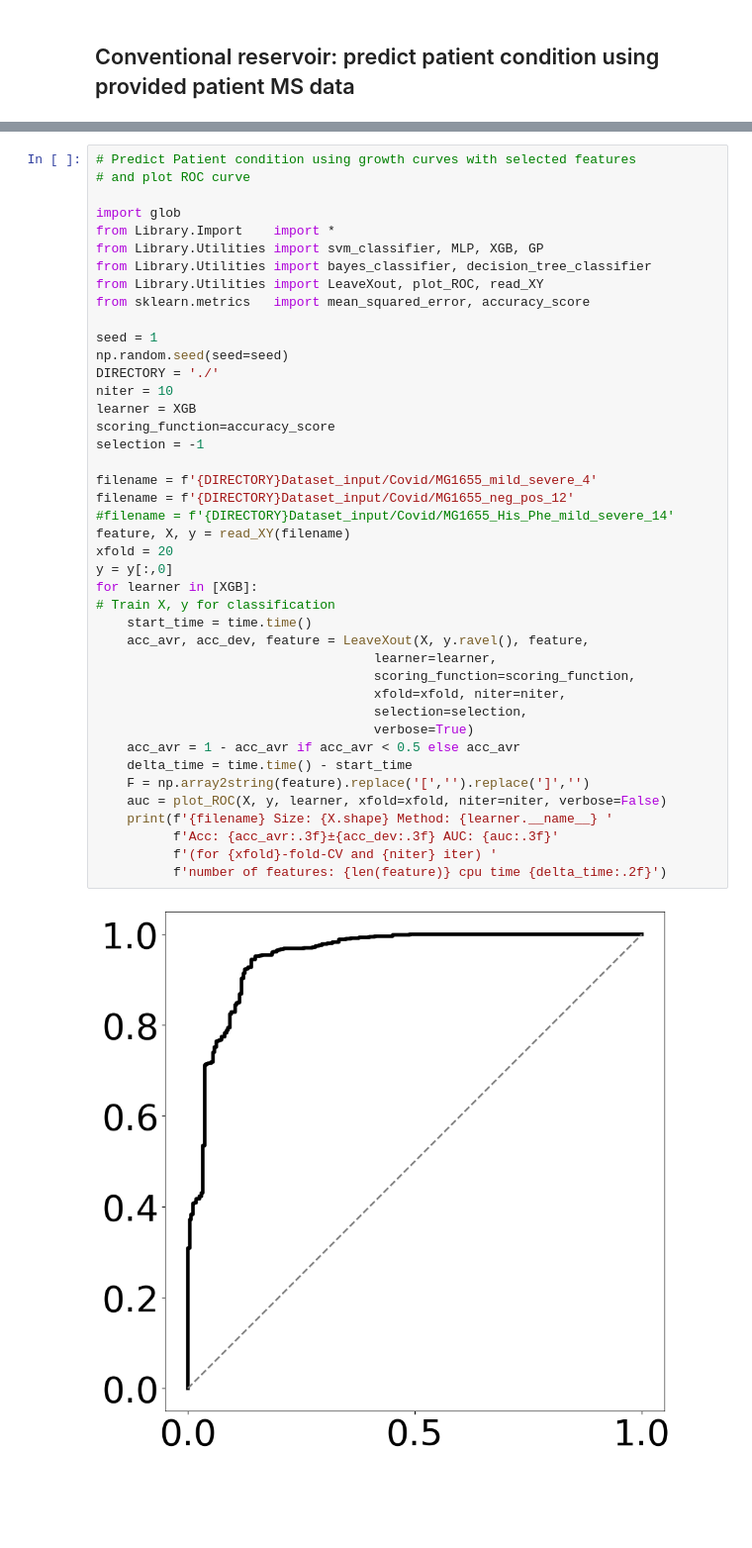
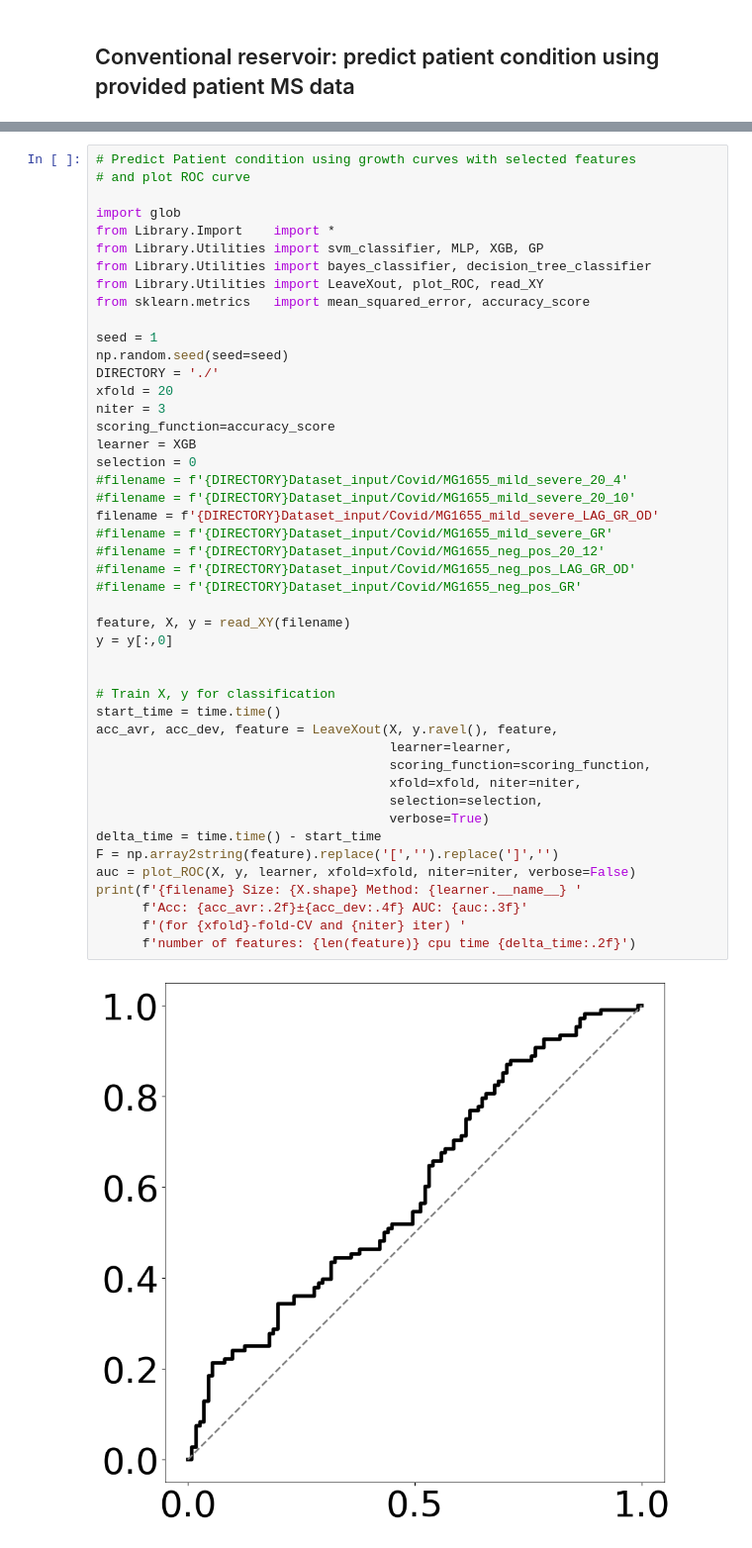
Before and after one commit to brsynth/reservoir, a Jupyter notebook: Reservoir-covid.ipynb, the cells around one changed output, grey strips where cells are left out. Shown: that part at 99% size. Saved outputs shown, nothing was run; the diff lists cells and outputs as text; blank space fills up the shorter version.

Commit message:
Many changes
1) Dataset_species.py (move clustering to Utilities)
2) Fixed prior
3) Build_model.py
4) Import.py
5) ML-covid
6) Reservoir-covid.py
7) Reservoir-species

```diff
--- a/Reservoir-covid.ipynb
+++ b/Reservoir-covid.ipynb
@@ -232,44 +215,48 @@ Mild_vs_Severe_met50_20 Size: (40, 114) Method: MLP Acc: 0.460±0.057 (for 5-fol
 # %%
 # Predict Patient condition using growth curves with selected features
 # and plot ROC curve
 
 import glob
 from Library.Import    import *
 from Library.Utilities import svm_classifier, MLP, XGB, GP
 from Library.Utilities import bayes_classifier, decision_tree_classifier
 from Library.Utilities import LeaveXout, plot_ROC, read_XY
 from sklearn.metrics   import mean_squared_error, accuracy_score
 
 seed = 1
 np.random.seed(seed=seed)
 DIRECTORY = './'
-niter = 10
+xfold = 20
+niter = 3
+scoring_function=accuracy_score
 learner = XGB
-scoring_function=accuracy_score
-selection = -1
+selection = 0
+#filename = f'{DIRECTORY}Dataset_input/Covid/MG1655_mild_severe_20_4'
+#filename = f'{DIRECTORY}Dataset_input/Covid/MG1655_mild_severe_20_10'
+filename = f'{DIRECTORY}Dataset_input/Covid/MG1655_mild_severe_LAG_GR_OD'
+#filename = f'{DIRECTORY}Dataset_input/Covid/MG1655_mild_severe_GR'
+#filename = f'{DIRECTORY}Dataset_input/Covid/MG1655_neg_pos_20_12'
+#filename = f'{DIRECTORY}Dataset_input/Covid/MG1655_neg_pos_LAG_GR_OD'
+#filename = f'{DIRECTORY}Dataset_input/Covid/MG1655_neg_pos_GR'
 
-filename = f'{DIRECTORY}Dataset_input/Covid/MG1655_mild_severe_4'
-filename = f'{DIRECTORY}Dataset_input/Covid/MG1655_neg_pos_12'
-#filename = f'{DIRECTORY}Dataset_input/Covid/MG1655_His_Phe_mild_severe_14'
 feature, X, y = read_XY(filename)
-xfold = 20
 y = y[:,0]
-for learner in [XGB]:
+
+
 # Train X, y for classification
-    start_time = time.time()
-    acc_avr, acc_dev, feature = LeaveXout(X, y.ravel(), feature,
-                                    learner=learner,
-                                    scoring_function=scoring_function,
-                                    xfold=xfold, niter=niter,
-                                    selection=selection,
-                                    verbose=True)
-    acc_avr = 1 - acc_avr if acc_avr < 0.5 else acc_avr
-    delta_time = time.time() - start_time
-    F = np.array2string(feature).replace('[','').replace(']','')
-    auc = plot_ROC(X, y, learner, xfold=xfold, niter=niter, verbose=False)
-    print(f'{filename} Size: {X.shape} Method: {learner.__name__} '
-          f'Acc: {acc_avr:.3f}±{acc_dev:.3f} AUC: {auc:.3f}'
-          f'(for {xfold}-fold-CV and {niter} iter) '
-          f'number of features: {len(feature)} cpu time {delta_time:.2f}')
+start_time = time.time()
+acc_avr, acc_dev, feature = LeaveXout(X, y.ravel(), feature,
+                                      learner=learner,
+                                      scoring_function=scoring_function,
+                                      xfold=xfold, niter=niter,
+                                      selection=selection,
+                                      verbose=True)
+delta_time = time.time() - start_time
+F = np.array2string(feature).replace('[','').replace(']','')
+auc = plot_ROC(X, y, learner, xfold=xfold, niter=niter, verbose=False)
+print(f'{filename} Size: {X.shape} Method: {learner.__name__} '
+      f'Acc: {acc_avr:.2f}±{acc_dev:.4f} AUC: {auc:.3f}'
+      f'(for {xfold}-fold-CV and {niter} iter) '
+      f'number of features: {len(feature)} cpu time {delta_time:.2f}')
 # %% [output]
-[figure, old version]
+[figure, new version]
```
Also changed, not shown: parts of 8 cells of this notebook, 9 other files.
